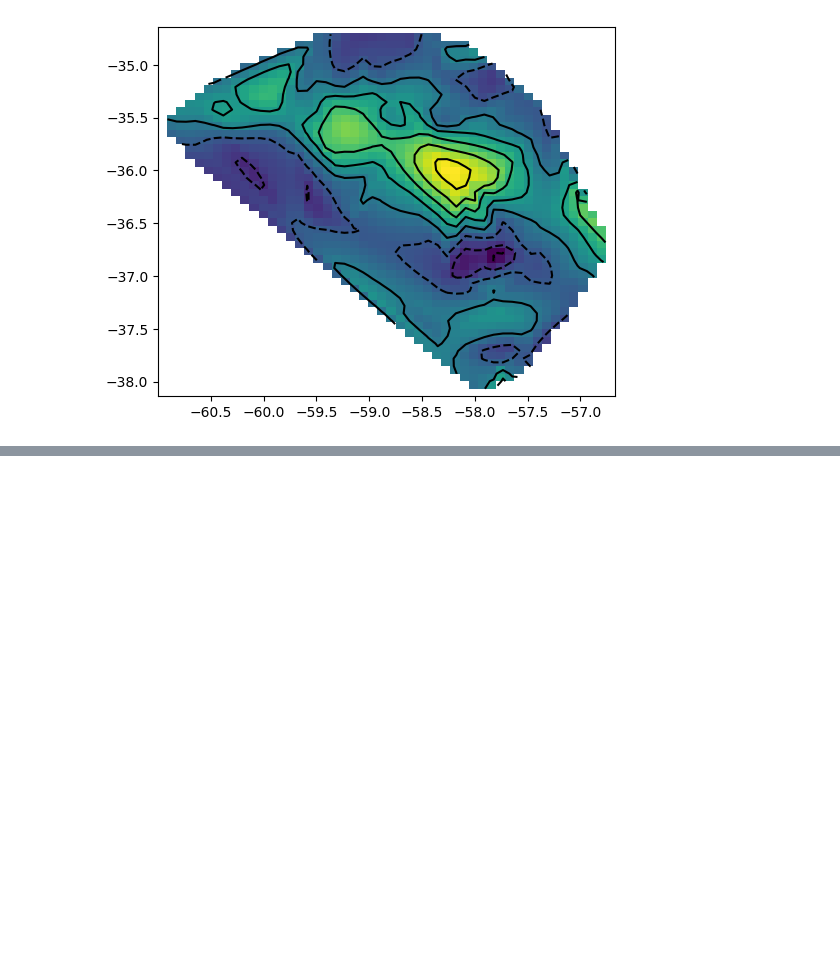
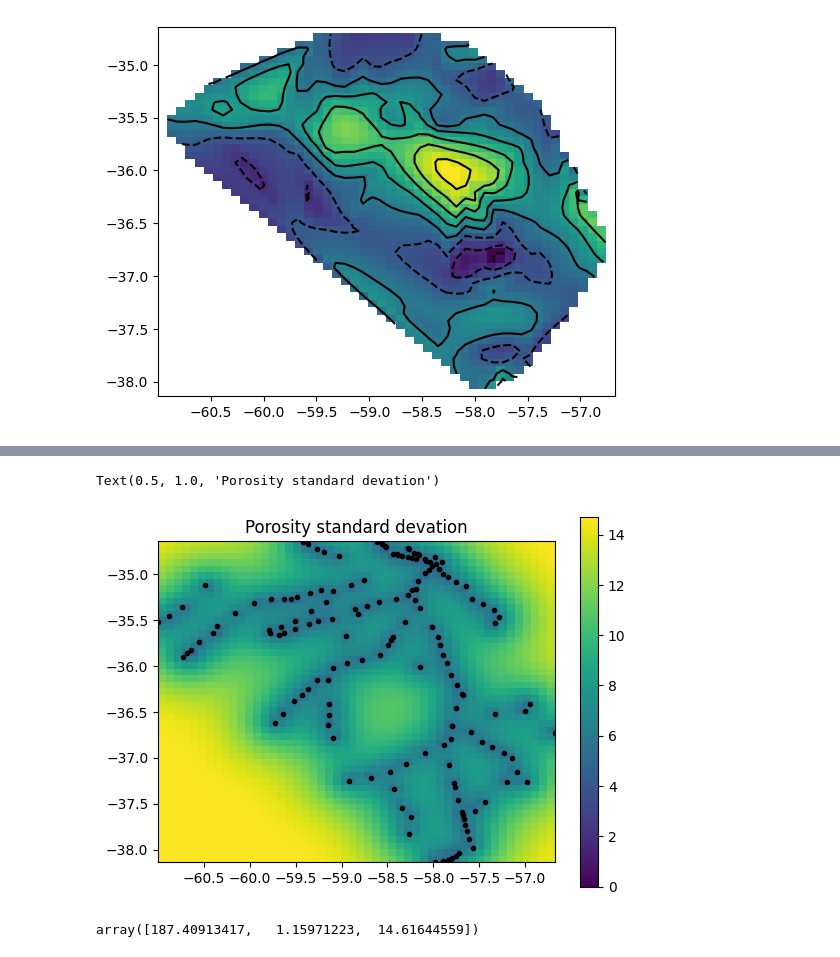
Before and after one commit to miguepoloc/kriging, a Jupyter notebook: krigingjupyter.ipynb, the cells around one changed output, grey strips where cells are left out. Saved outputs shown, nothing was run; the diff lists cells and outputs as text; code cells hidden in the pictures; blank space fills up the shorter version.

```diff
--- a/krigingjupyter.ipynb
+++ b/krigingjupyter.ipynb
@@ -95,0 +160,14 @@ gz_int = gz_int.data
+# %%
+cax = plt.imshow(np.sqrt(ss), extent=(
+    min(x), max(x), min(y), max(y)),
+    origin='lower', vmin=0)
+plt.scatter(x, y, c='k', marker='.')
+cbar = plt.colorbar(cax)
+plt.title('Porosity standard devation')
+# %% [output]
+Text(0.5, 1.0, 'Porosity standard devation')
+[figure, added]
+# %%
+OK.variogram_model_parameters
+# %% [output]
+array([187.40913417,   1.15971223,  14.61644559])
```
Also changed, not shown: parts of 7 cells of this notebook, 11 other files.
